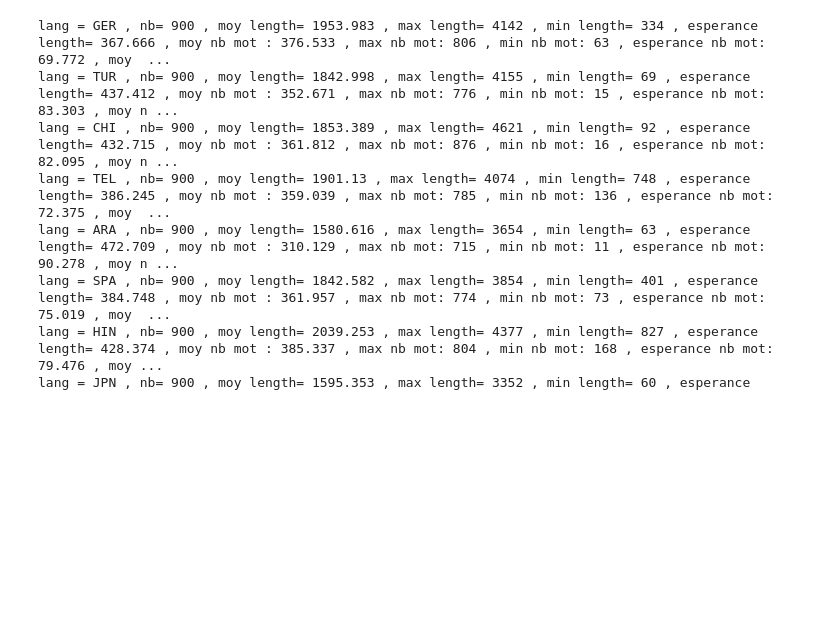
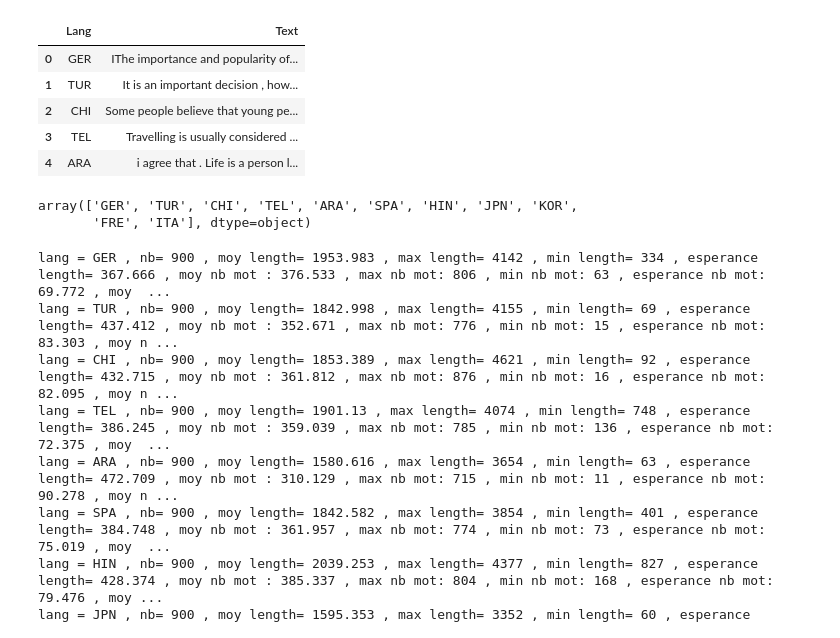
Before and after one commit to XeroBis/lang_detection, a Jupyter notebook: data_exploration.ipynb, the cells around one changed output. Saved outputs shown, nothing was run; the diff lists cells and outputs as text; code cells hidden in the pictures; blank space fills up the shorter version.

```diff
--- a/data_exploration.ipynb
+++ b/data_exploration.ipynb
@@ -5,24 +4,38 @@ import re
 # %%
 pattern = r'\(([A-Z]{3})\)'
 
 # Fichier brut
 input_file_path = 'data/train.txt'
 output_file_path = 'data/clean.txt'
 
 with open(input_file_path, 'r') as input_file, open(output_file_path, 'w') as output_file:
     # Read each line from the input file
     for line in input_file:
         # Apply regex pattern and replace
         modified_line = re.sub(pattern, r'\1\t', line)
 
         # Write the modified line to the output file
         output_file.write(modified_line)
 df = pd.read_csv('data/clean.txt', sep='\t', header=None)
 df.columns = ['Lang', 'Text']
 df.to_csv('data/train.csv', index=False)
+df.head()
+# %% [output]
+|  | Lang | Text |
+| 0 | GER | IThe importance and popularity of... |
+| 1 | TUR | It is an important decision , how... |
+| 2 | CHI | Some people believe that young pe... |
+| 3 | TEL | Travelling is usually considered ... |
+| 4 | ARA | i agree that . Life is a person l... |
 # %%
 for i in df["Lang"].unique():
     df[df["Lang"] == i].to_csv(f"data/{i}.csv", index=False)
+# %%
+lang = df["Lang"].unique()
+lang
+# %% [output]
+array(['GER', 'TUR', 'CHI', 'TEL', 'ARA', 'SPA', 'HIN', 'JPN', 'KOR',
+       'FRE', 'ITA'], dtype=object)
 # %%
 lang = df["Lang"].unique()
 res = {}
```
Also changed, not shown: parts of 22 cells of this notebook.
